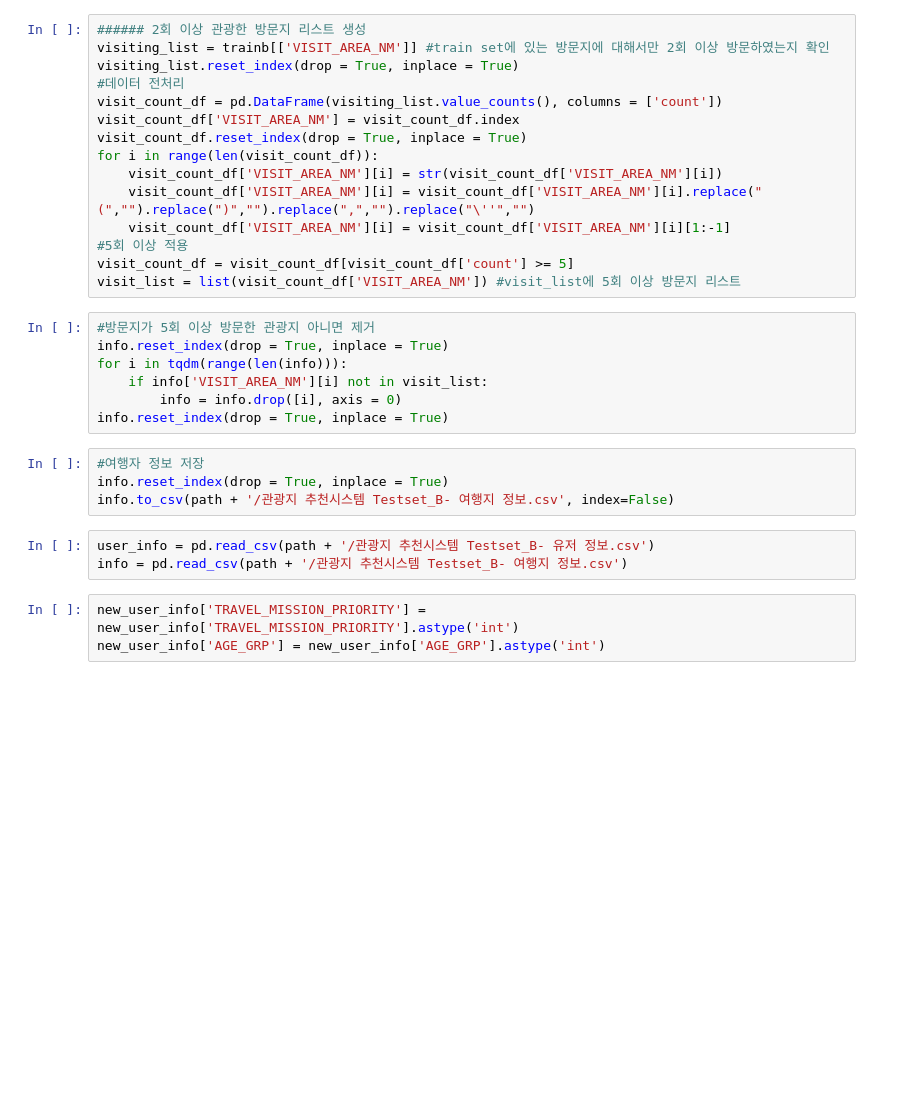
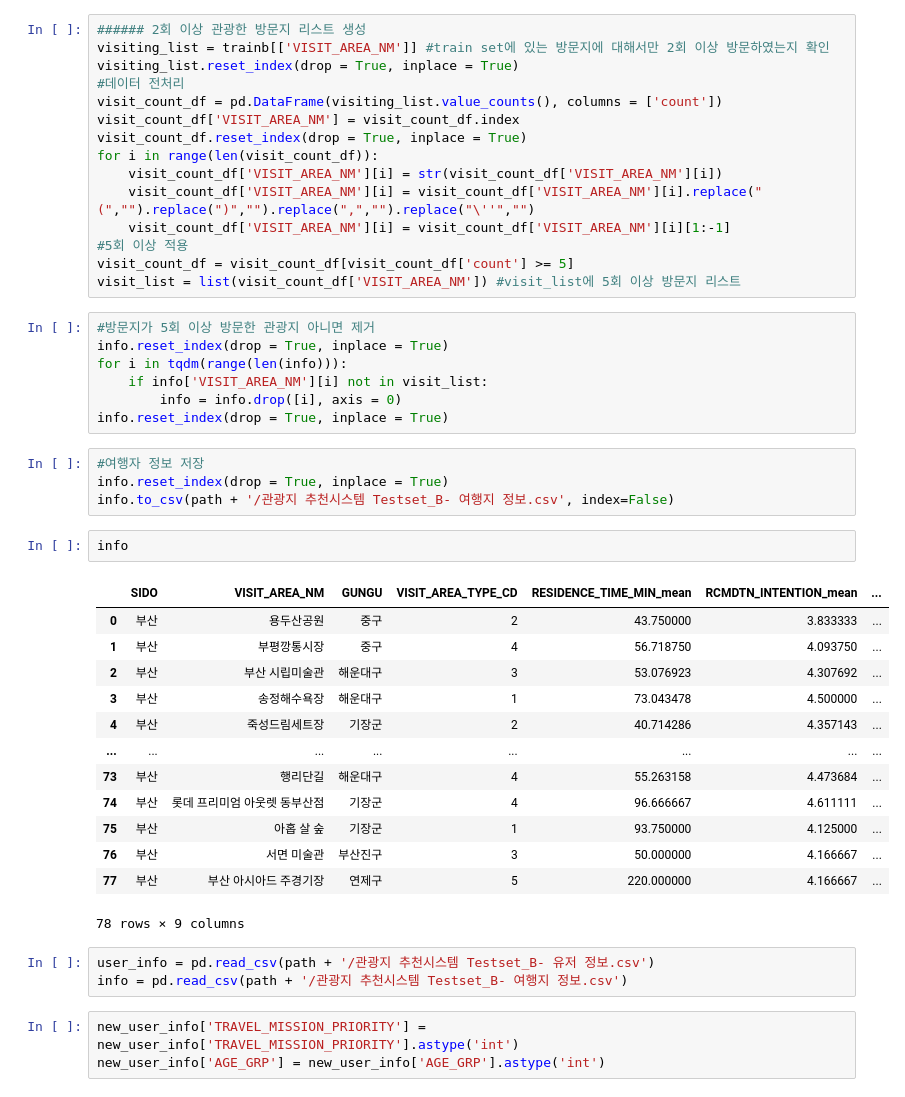
Before and after one commit to K-Swipe/Ko-Swipe-ML, a Jupyter notebook: Recommended/train.ipynb, the cells around one changed output. Saved outputs shown, nothing was run; the diff lists cells and outputs as text; blank space fills up the shorter version.

```diff
--- a/Recommended/train.ipynb
+++ b/Recommended/train.ipynb
@@ -266,6 +272,22 @@ info.reset_index(drop = True, inplace = True)
 #여행자 정보 저장
 info.reset_index(drop = True, inplace = True)
 info.to_csv(path + '/관광지 추천시스템 Testset_B- 여행지 정보.csv', index=False)
+# %%
+info
+# %% [output]
+|  | SIDO | VISIT_AREA_NM | GUNGU | VISIT_AREA_TYPE_CD | RESIDENCE_TIME_MIN_mean | RCMDTN_INTENTION_mean | ... |
+| 0 | 부산 | 용두산공원 | 중구 | 2 | 43.750000 | 3.833333 | ... |
+| 1 | 부산 | 부평깡통시장 | 중구 | 4 | 56.718750 | 4.093750 | ... |
+| 2 | 부산 | 부산 시립미술관 | 해운대구 | 3 | 53.076923 | 4.307692 | ... |
+| 3 | 부산 | 송정해수욕장 | 해운대구 | 1 | 73.043478 | 4.500000 | ... |
+| 4 | 부산 | 죽성드림세트장 | 기장군 | 2 | 40.714286 | 4.357143 | ... |
+| ... | ... | ... | ... | ... | ... | ... | ... |
+| 73 | 부산 | 행리단길 | 해운대구 | 4 | 55.263158 | 4.473684 | ... |
+| 74 | 부산 | 롯데 프리미엄 아웃렛 동부산점 | 기장군 | 4 | 96.666667 | 4.611111 | ... |
+| 75 | 부산 | 아홉 살 숲 | 기장군 | 1 | 93.750000 | 4.125000 | ... |
+| 76 | 부산 | 서면 미술관 | 부산진구 | 3 | 50.000000 | 4.166667 | ... |
+| 77 | 부산 | 부산 아시아드 주경기장 | 연제구 | 5 | 220.000000 | 4.166667 | ... |
+78 rows × 9 columns
 # %%
 user_info = pd.read_csv(path + '/관광지 추천시스템 Testset_B- 유저 정보.csv')
 info = pd.read_csv(path + '/관광지 추천시스템 Testset_B- 여행지 정보.csv')
```
Also changed, not shown: parts of 7 cells of this notebook, 2 other files.
